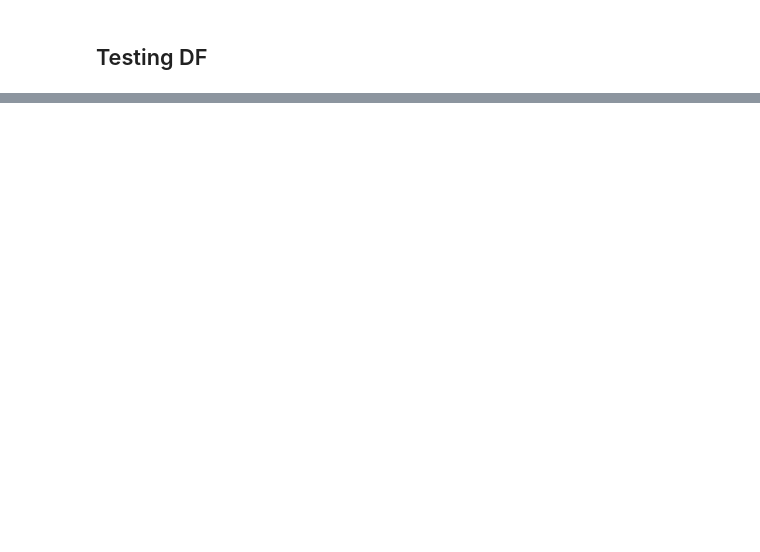
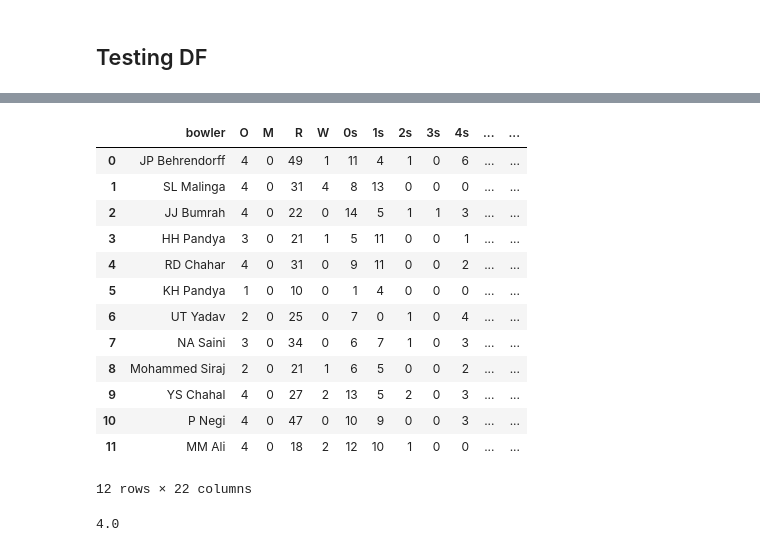
Before and after one commit to khanalg44/cricket_data, a Jupyter notebook: 03_ipl_consistency/01_print_scorecard.ipynb, the cells around one changed output, grey strips where cells are left out. Drawn from its saved outputs; the diff is of its cells as text; code cells hidden in the pictures; blank space fills up the shorter version.

```diff
--- a/03_ipl_consistency/01_print_scorecard.ipynb
+++ b/03_ipl_consistency/01_print_scorecard.ipynb
@@ -263,0 +327,21 @@ dff
+# %%
+df_bowl
+# %% [output]
+|  | bowler | O | M | R | W | 0s | 1s | 2s | 3s | 4s | ... | ... |
+| 0 | JP Behrendorff | 4 | 0 | 49 | 1 | 11 | 4 | 1 | 0 | 6 | ... | ... |
+| 1 | SL Malinga | 4 | 0 | 31 | 4 | 8 | 13 | 0 | 0 | 0 | ... | ... |
+| 2 | JJ Bumrah | 4 | 0 | 22 | 0 | 14 | 5 | 1 | 1 | 3 | ... | ... |
+| 3 | HH Pandya | 3 | 0 | 21 | 1 | 5 | 11 | 0 | 0 | 1 | ... | ... |
+| 4 | RD Chahar | 4 | 0 | 31 | 0 | 9 | 11 | 0 | 0 | 2 | ... | ... |
+| 5 | KH Pandya | 1 | 0 | 10 | 0 | 1 | 4 | 0 | 0 | 0 | ... | ... |
+| 6 | UT Yadav | 2 | 0 | 25 | 0 | 7 | 0 | 1 | 0 | 4 | ... | ... |
+| 7 | NA Saini | 3 | 0 | 34 | 0 | 6 | 7 | 1 | 0 | 3 | ... | ... |
+| 8 | Mohammed Siraj | 2 | 0 | 21 | 1 | 6 | 5 | 0 | 0 | 2 | ... | ... |
+| 9 | YS Chahal | 4 | 0 | 27 | 2 | 13 | 5 | 2 | 0 | 3 | ... | ... |
+| 10 | P Negi | 4 | 0 | 47 | 0 | 10 | 9 | 0 | 0 | 3 | ... | ... |
+| 11 | MM Ali | 4 | 0 | 18 | 2 | 12 | 10 | 1 | 0 | 0 | ... | ... |
+12 rows × 22 columns
+# %%
+round(4.0, 1)
+# %% [output]
+4.0
```
Also changed, not shown: parts of 7 cells of this notebook.
